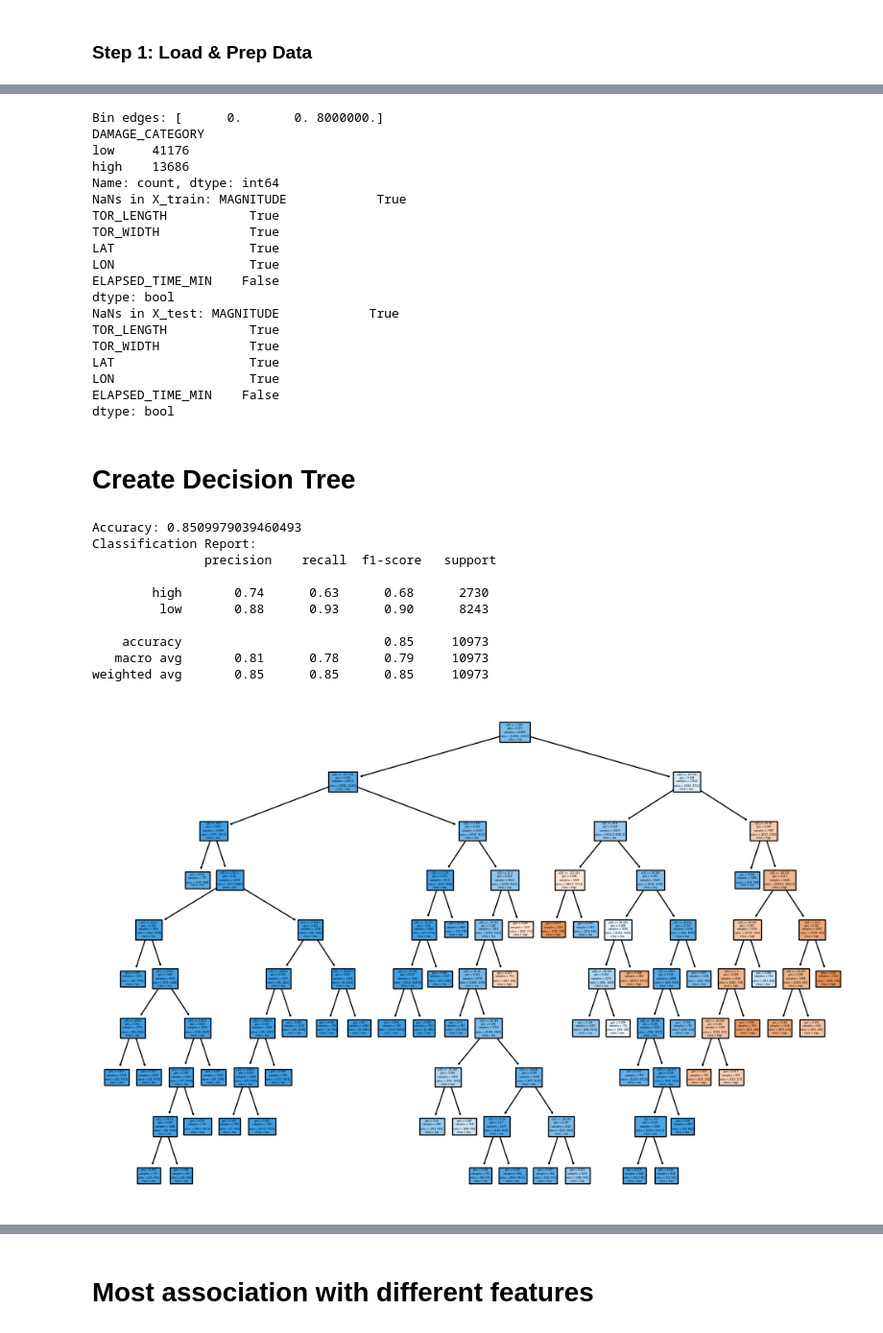
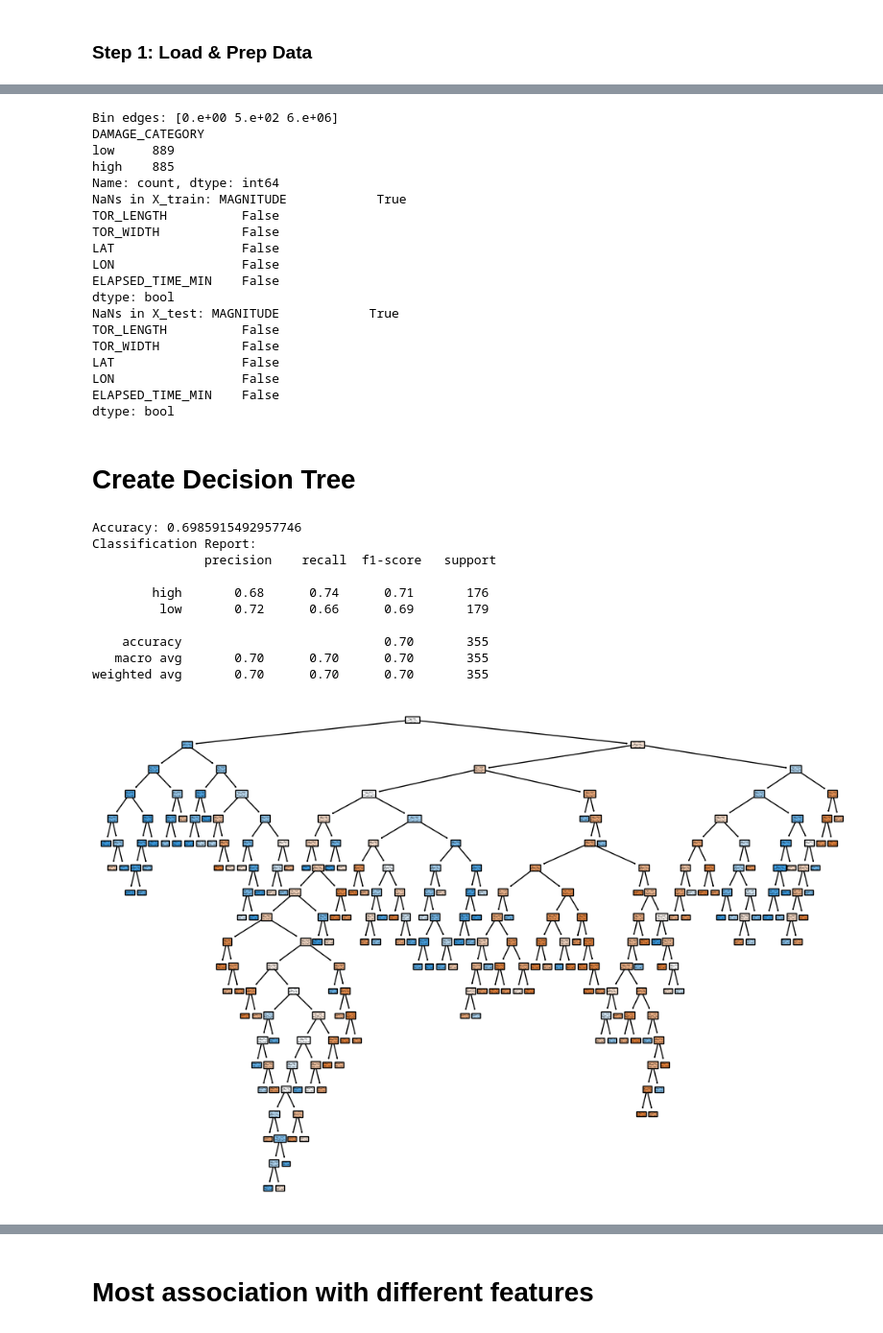
Before and after one commit to DConly/MachineLearningProject, a Jupyter notebook: mainJupyterNotebook.ipynb, the cells around one changed output, grey strips where cells are left out. Shown at 96% size. Saved outputs shown, nothing was run; the diff lists cells and outputs as text; code cells hidden in the pictures.

Commit message:
Tornaod Data ONLY

```diff
--- a/mainJupyterNotebook.ipynb
+++ b/mainJupyterNotebook.ipynb
@@ -86,6 +86,14 @@ df['LAT'] = df.apply(combine_latitudes, axis=1)
 df['LON'] = df.apply(combine_longitudes, axis=1)
 df['ELAPSED_TIME_MIN'] = df.apply(calculate_elapsed_minutes, axis=1)
 
+
+# Keep only rows where 'EVENT_TYPE' is 'Tornado'
+df = df[df['EVENT_TYPE'] == 'Tornado']
+
+# Verify the result
+print(df['EVENT_TYPE'].unique())
+print(f"Number of rows after filtering: {len(df)}")
+
 # Drop unnecessary columns
 df = df.drop(columns=['EVENT_TYPE'])
 
@@ -98,7 +106,7 @@ df = df.drop(columns=[
     'CZ_NAME', 'WFO', 'CZ_TIMEZONE', 'BEGIN_RANGE', 'BEGIN_DATE_TIME', 'END_DATE_TIME',
     'TOR_OTHER_CZ_NAME', 'TOR_OTHER_CZ_STATE', 'TOR_OTHER_CZ_FIPS', 'TOR_OTHER_WFO',
     'END_RANGE', 'BEGIN_AZIMUTH', 'END_AZIMUTH', 'BEGIN_LON', 'END_LON', 'BEGIN_LAT', 'END_LAT', 'BEGIN_LOCATION', 'END_LOCATION',
-    'BEGIN_YEARMONTH', 'END_YEARMONTH', 'STATE', 'STATE_FIPS', 'YEAR', 'CATEGORY', 'MAGNITUDE_TYPE',
+    'BEGIN_YEARMONTH', 'END_YEARMONTH', 'STATE', 'STATE_FIPS', 'YEAR', 'CATEGORY', 'MAGNITUDE_TYPE'
 ])
 
 # Print columns used
@@ -114,14 +124,16 @@ Index(['DAMAGE_PROPERTY', 'DAMAGE_CROPS', 'MAGNITUDE', 'TOR_F_SCALE',
 # df['DAMAGE_CATEGORY'] = pd.cut(df['DAMAGE_PROPERTY'], bins=bins, labels=labels, include_lowest=True)
 bins = np.percentile(df['DAMAGE_PROPERTY'], [0, 50, 100])
 print("Bin edges:", bins)
-#labels = ['low', 'medium', 'high', 'very high']
+
+# Correct number of labels for 4 bins
 df['DAMAGE_CATEGORY'] = pd.qcut(
     df['DAMAGE_PROPERTY'],
-    q=4,  # Number of quantiles
-    labels=['low', 'high'],
-    duplicates='drop'  # Drop duplicate bin edges
+    q=2,  # Number of quantiles
+    labels=['low', 'high'],  # 4 labels for 4 quantiles
+    duplicates='drop'  # Drop duplicate bin edges if necessary
 )
 
+# Verify the result
 print(df['DAMAGE_CATEGORY'].value_counts())
 
 
@@ -157,58 +169,61 @@ X_train, X_test, y_train, y_test = train_test_split(X_numeric, y, test_size=0.2,
 print("NaNs in X_train:", np.isnan(X_train).any())
 print("NaNs in X_test:", np.isnan(X_test).any())
 # %% [output]
-Bin edges: [      0.       0. 8000000.]
+Bin edges: [0.e+00 5.e+02 6.e+06]
 DAMAGE_CATEGORY
-low     41176
-high    13686
+low     889
+high    885
 Name: count, dtype: int64
 NaNs in X_train: MAGNITUDE            True
-TOR_LENGTH           True
-TOR_WIDTH            True
-LAT                  True
-LON                  True
+TOR_LENGTH          False
+TOR_WIDTH           False
+LAT                 False
+LON                 False
 ELAPSED_TIME_MIN    False
 dtype: bool
 NaNs in X_test: MAGNITUDE            True
-TOR_LENGTH           True
-TOR_WIDTH            True
-LAT                  True
-LON                  True
+TOR_LENGTH          False
+TOR_WIDTH           False
+LAT                 False
+LON                 False
 ELAPSED_TIME_MIN    False
 dtype: bool
 # %% [markdown]
 # Create Decision Tree
 # %%
 # Train the Decision Tree Classifier.
-clf = DecisionTreeClassifier(random_state=42, min_samples_leaf=750)
+clf = DecisionTreeClassifier(random_state=42, min_samples_leaf=7)
 clf.fit(X_train, y_train)
 
 # Predict on the test set and evaluate the model.
 y_pred = clf.predict(X_test)
 print("Accuracy:", accuracy_score(y_test, y_pred))
 print("Classification Report:\n", classification_report(y_test, y_pred))
 
 # Visualize the decision tree.
 plt.figure(figsize=(12, 8))
 
 # For plotting, combine feature names for numeric and dummy variables.
 numeric_feature_names = X_numeric.columns.tolist()
 #categorical_feature_names = encoded_cats.columns.tolist()
 #feature_names = numeric_feature_names + categorical_feature_names
 
 plot_tree(clf, class_names=clf.classes_, filled=True)
 plt.show()
 
 #print("Columns used in the model:" + numeric_feature_names)
+
+columns_of_interest = ['DAMAGE_PROPERTY', 'LAT', 'LON', 'ELAPSED_TIME_MIN', 'TOR_F_SCALE', 'MAGNITUDE', 'TOR_LENGTH', 'TOR_WIDTH']
+#correlation_matrix = df[columns_of_interest].corr()
 # %% [output]
-Accuracy: 0.8509979039460493
+Accuracy: 0.6985915492957746
 Classification Report:
                precision    recall  f1-score   support
 
-        high       0.74      0.63      0.68      2730
-         low       0.88      0.93      0.90      8243
+        high       0.68      0.74      0.71       176
+         low       0.72      0.66      0.69       179
 
-    accuracy                           0.85     10973
-   macro avg       0.81      0.78      0.79     10973
-weighted avg       0.85      0.85      0.85     10973
+    accuracy                           0.70       355
+   macro avg       0.70      0.70      0.70       355
+weighted avg       0.70      0.70      0.70       355
-[figure, old version]
+[figure, new version]
```
Also changed, not shown: parts of 6 cells of this notebook.
